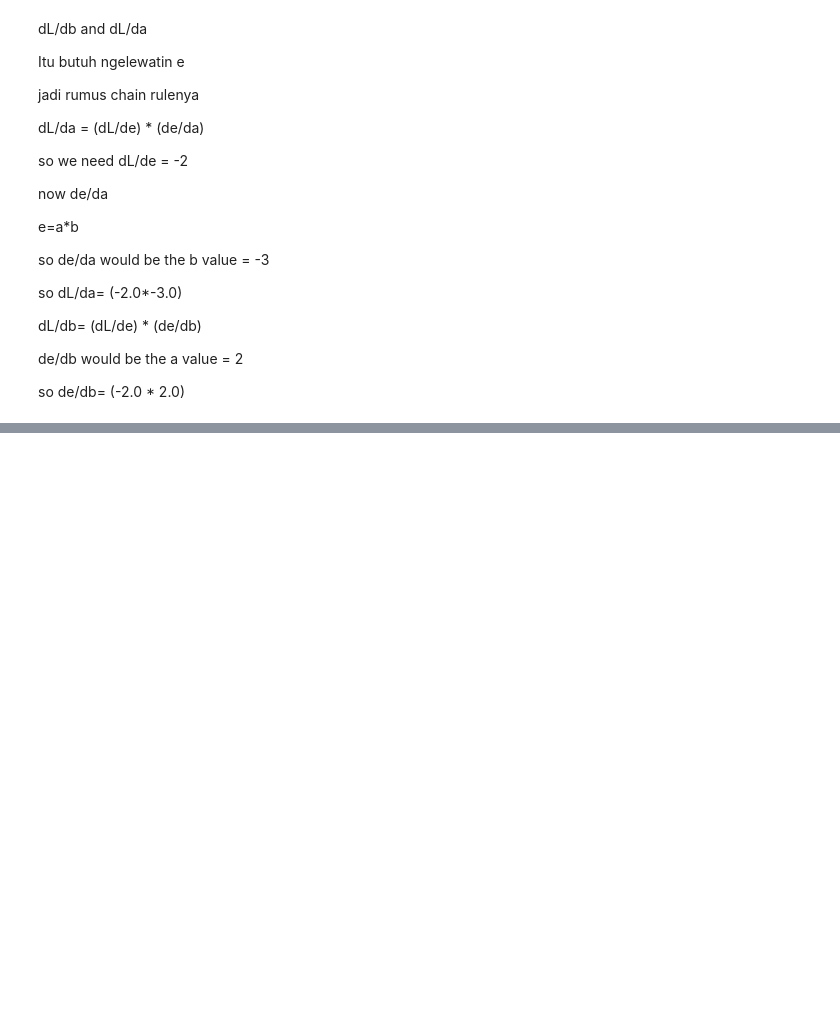
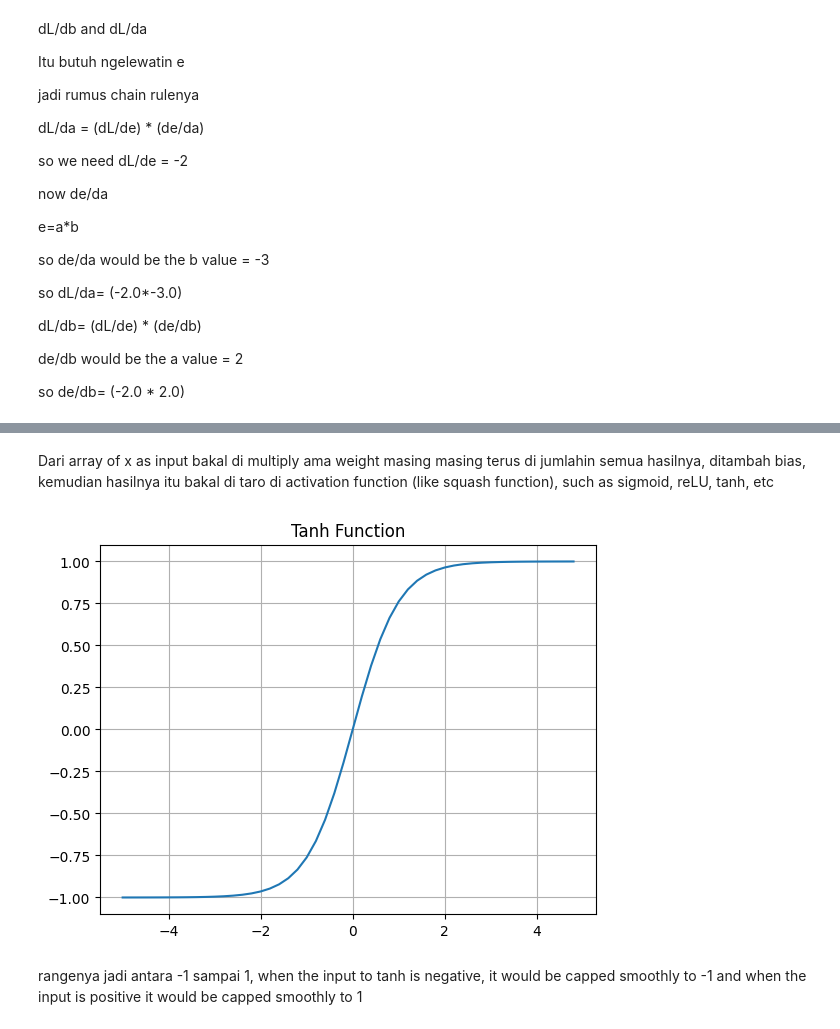
Before and after one commit to HanCreation/micrograd, a Jupyter notebook: notedbyhan_micrograd_scratchyay.ipynb, the cells around one changed output, grey strips where cells are left out. Drawn from its saved outputs; the diff is of its cells as text; code cells hidden in the pictures; blank space fills up the shorter version.

```diff
--- a/notedbyhan_micrograd_scratchyay.ipynb
+++ b/notedbyhan_micrograd_scratchyay.ipynb
@@ -520,0 +549,11 @@ draw_dot(L)
+# %% [markdown]
+Dari array of x as input bakal di multiply ama weight masing masing terus di jumlahin semua hasilnya, ditambah bias, kemudian hasilnya itu bakal di taro di activation function (like squash function), such as sigmoid, reLU, tanh, etc
+# %%
+#Tanh example on numpy in graph
+plt.plot(np.arange(-5,5,0.2),np.tanh(np.arange(-5,5,0.2))); plt.grid()
+plt.title('Tanh Function')
+plt.show()
+# %% [output]
+[figure, added]
+# %% [markdown]
+rangenya jadi antara -1 sampai 1, when the input to tanh is negative, it would be capped smoothly to -1 and when the input is positive it would be capped smoothly to 1
```
Also changed, not shown: parts of 7 cells of this notebook.
